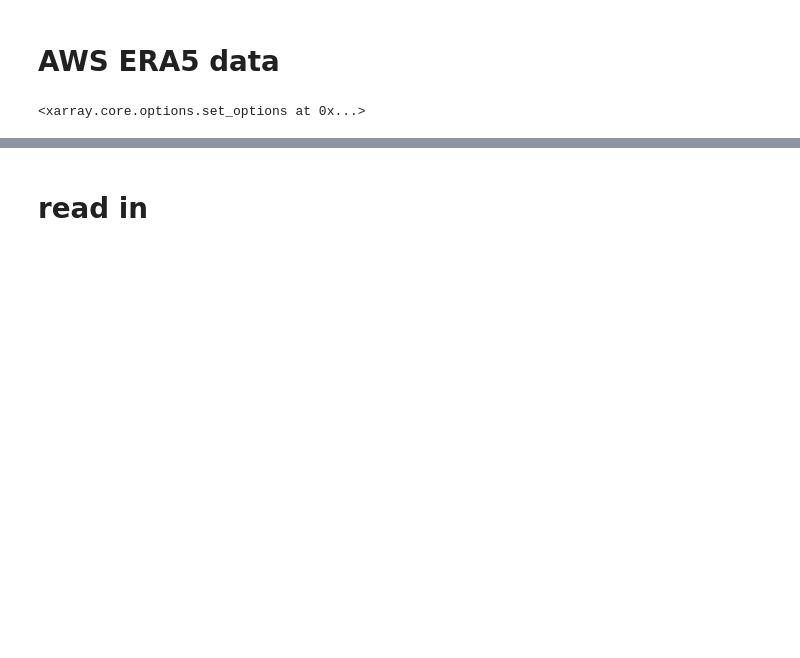
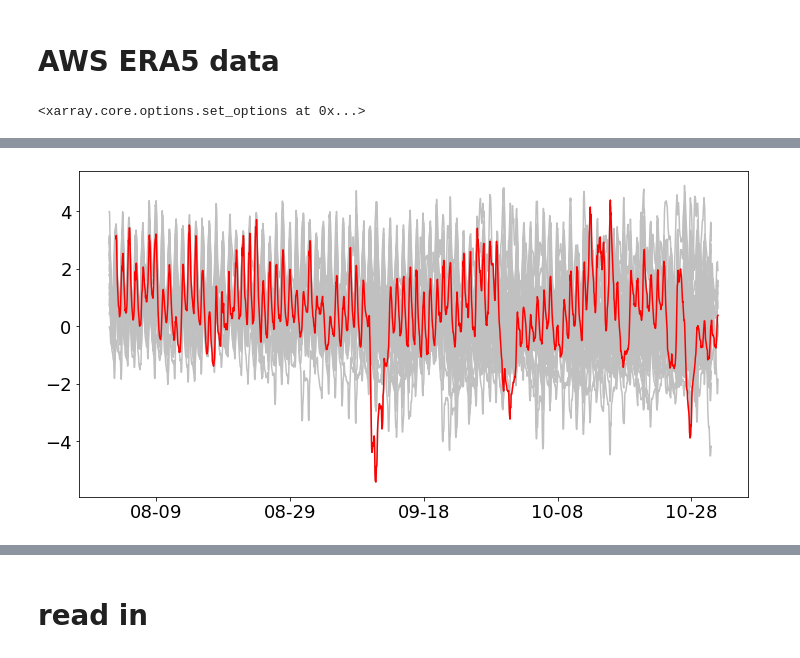
Before and after one commit to cgentemann/cloud_science, a Jupyter notebook: sst_science/ERA5_Uwnd_explore.ipynb, the cells around one changed output, grey strips where cells are left out. Cells and saved outputs as stored; diff of their text form; code cells hidden in the pictures; blank space fills up the shorter version.

```diff
--- a/sst_science/ERA5_Uwnd_explore.ipynb
+++ b/sst_science/ERA5_Uwnd_explore.ipynb
@@ -115,17 +142,23 @@ ts = ds.sel(lon=slice(236,239),lat=slice(46,41)).mean({'lat','lon'}).load()
 # %%
-import matplotlib.pyplot as plt
-from matplotlib.dates import DateFormatter
+ts = ds.sel(lon=slice(236,239),lat=slice(46,41)).mean({'lat','lon'}).load()
+
 fig, ax = plt.subplots(figsize=(12, 6))
 for lyr in range(1979,2021):
     yr = ts.sel(valid_time_end_utc=slice(str(lyr)+'-08-01',str(lyr)+'-10-29'))
     xx=yr.valid_time_end_utc.dt.dayofyear+yr.valid_time_end_utc.dt.hour/24
     ax.plot(xx,yr.eastward_wind_at_10_metres,color='silver')
-color_order = ['green','grey','blue','red']
-for i,lyr in enumerate(np.arange(2017,2021)):
+#color_order = ['green','grey','blue','red']
+#for i,lyr in enumerate(np.arange(2017,2021)):
+#    yr = ts.sel(valid_time_end_utc=slice(str(lyr)+'-08-01',str(lyr)+'-10-29'))
+#    ax.plot(xx,yr.eastward_wind_at_10_metres,color=color_order[i])
+color_order = ['red']
+for i,lyr in enumerate(np.arange(2020,2021)):
     yr = ts.sel(valid_time_end_utc=slice(str(lyr)+'-08-01',str(lyr)+'-10-29'))
     ax.plot(xx,yr.eastward_wind_at_10_metres,color=color_order[i])
 date_form = DateFormatter("%m-%d")
 ax.xaxis.set_major_formatter(date_form)
+# %% [output]
+[figure, added]
 # %%
 ts_sr = ds.sel(lon=slice(237,240),lat=slice(42,40)).mean({'lat','lon'}).load()
 # %%
```
Also changed, not shown: parts of 10 cells of this notebook, 2 other files.
